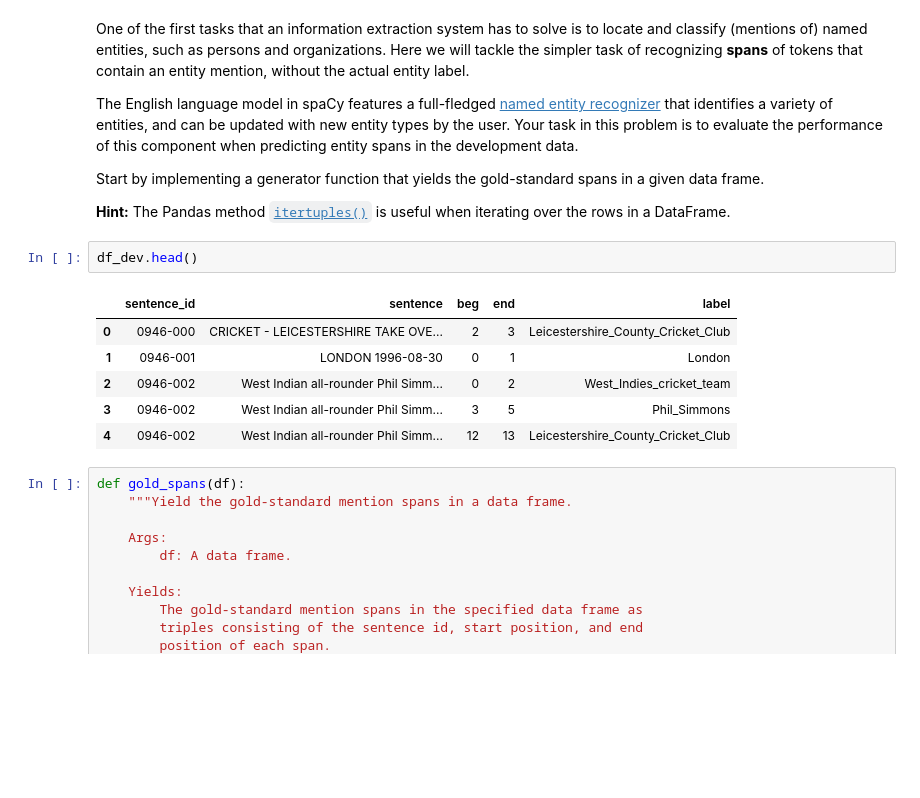
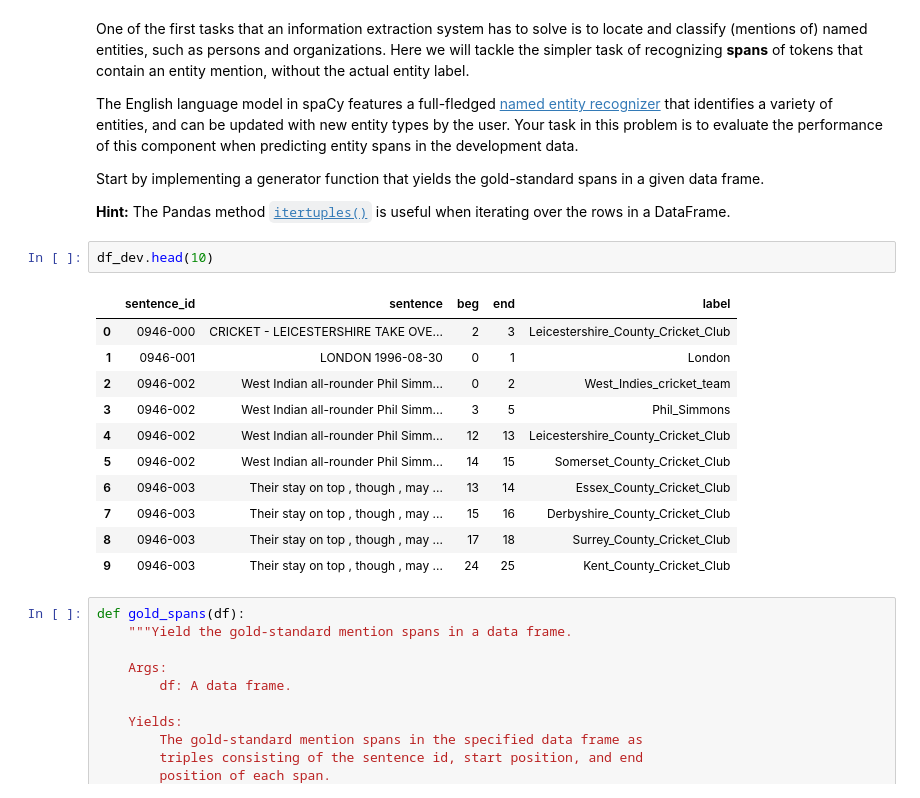
Before and after one commit to mudithsilva/text-mining, a Jupyter notebook: l5/TM-L5.ipynb, the cells around one changed output. Cells and saved outputs as stored; diff of their text form; blank space fills up the shorter version.

```diff
--- a/l5/TM-L5.ipynb
+++ b/l5/TM-L5.ipynb
@@ -117,14 +117,19 @@ Start by implementing a generator function that yields the gold-standard spans i
 
 **Hint:** The Pandas method [`itertuples()`](https://pandas.pydata.org/pandas-docs/version/0.17.0/generated/pandas.DataFrame.itertuples.html) is useful when iterating over the rows in a DataFrame.
 # %%
-df_dev.head()
+df_dev.head(10)
 # %% [output]
 |  | sentence_id | sentence | beg | end | label |
 | 0 | 0946-000 | CRICKET - LEICESTERSHIRE TAKE OVE... | 2 | 3 | Leicestershire_County_Cricket_Club |
 | 1 | 0946-001 | LONDON 1996-08-30 | 0 | 1 | London |
 | 2 | 0946-002 | West Indian all-rounder Phil Simm... | 0 | 2 | West_Indies_cricket_team |
 | 3 | 0946-002 | West Indian all-rounder Phil Simm... | 3 | 5 | Phil_Simmons |
 | 4 | 0946-002 | West Indian all-rounder Phil Simm... | 12 | 13 | Leicestershire_County_Cricket_Club |
+| 5 | 0946-002 | West Indian all-rounder Phil Simm... | 14 | 15 | Somerset_County_Cricket_Club |
+| 6 | 0946-003 | Their stay on top , though , may ... | 13 | 14 | Essex_County_Cricket_Club |
+| 7 | 0946-003 | Their stay on top , though , may ... | 15 | 16 | Derbyshire_County_Cricket_Club |
+| 8 | 0946-003 | Their stay on top , though , may ... | 17 | 18 | Surrey_County_Cricket_Club |
+| 9 | 0946-003 | Their stay on top , though , may ... | 24 | 25 | Kent_County_Cricket_Club |
 # %%
 def gold_spans(df):
     """Yield the gold-standard mention spans in a data frame.
```
Also changed, not shown: parts of 22 cells of this notebook.
